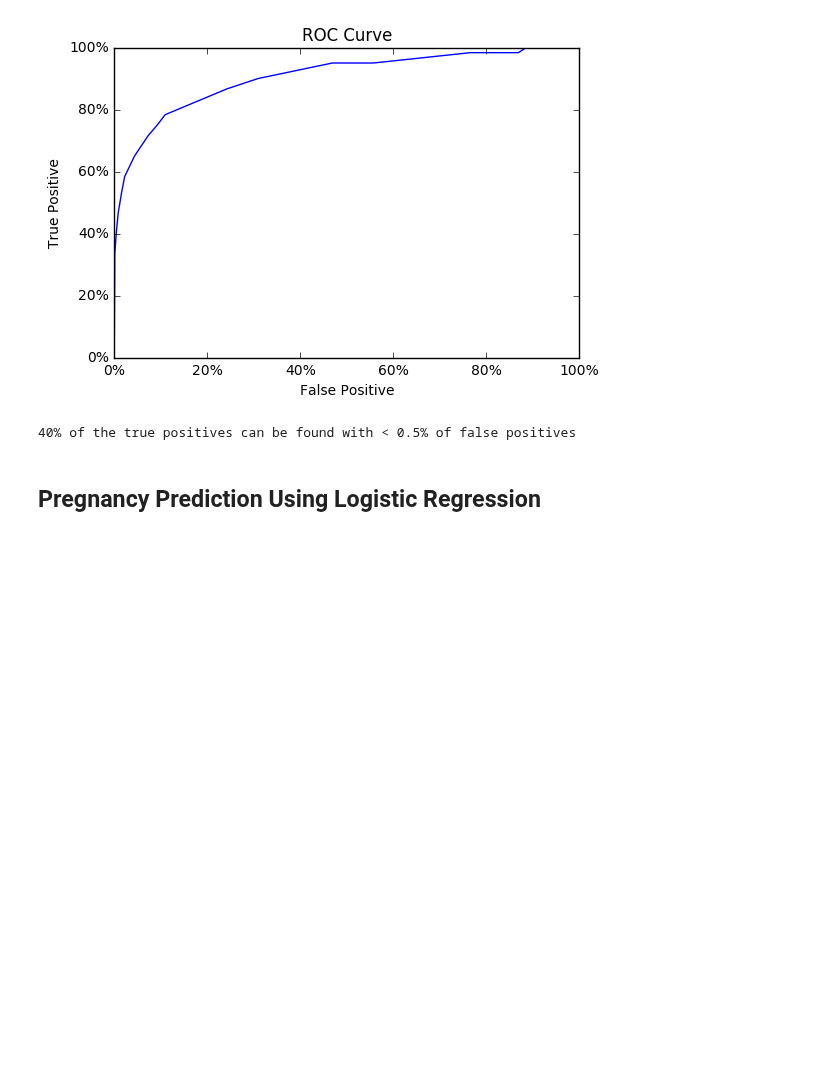
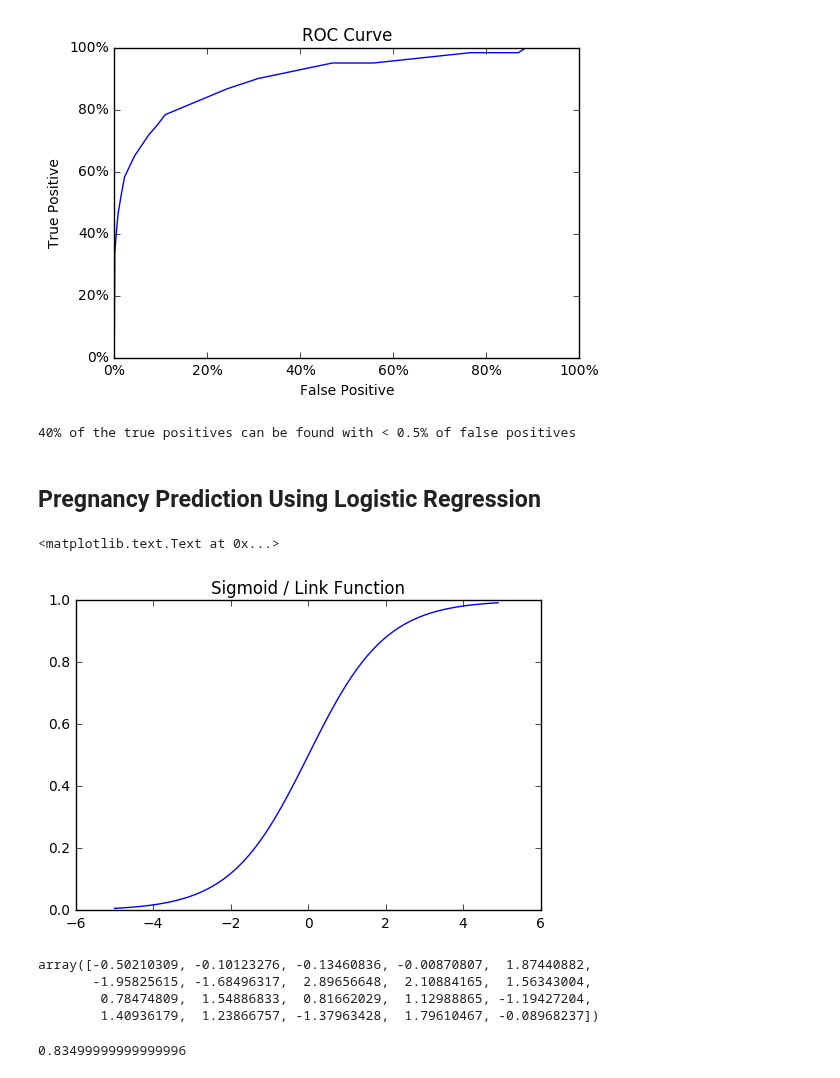
Before and after one commit to slstarnes/data-smart-sans-excel, a Jupyter notebook: Data Smart Sans Excel - Ch. 6.ipynb, the cells around one changed output. Cells and saved outputs as stored; diff of their text form; code cells hidden in the pictures; blank space fills up the shorter version.

Commit message:
Ch. 6 Logistical Regression is in work

```diff
--- a/Data Smart Sans Excel - Ch. 6.ipynb
+++ b/Data Smart Sans Excel - Ch. 6.ipynb
@@ -338,3 +339,27 @@ print('%0.f%% of the true positives can be found with < 0.5%% of false positives
 40% of the true positives can be found with < 0.5% of false positives
 # %% [markdown]
 ## Pregnancy Prediction Using Logistic Regression
+# %%
+def sigmoid(x):
+    return np.exp(x)/(1 + np.exp(x))
+# %%
+x = np.arange(-5,5,0.1)
+ax = plt.subplot()
+ax.plot(x,sigmoid(x))
+ax.set_title('Sigmoid / Link Function')
+# %% [output]
+<matplotlib.text.Text at 0x...>
+[figure, added]
+# %%
+regr = skl_linear_model.LogisticRegression()
+X = training_data.values
+y = np.ravel(prego.values)
+regr.fit(X, y)
+theta_skl_logi = regr.coef_.flatten()
+theta_skl_logi[-1] = regr.intercept_
+theta_skl_logi
+# %% [output]
+array([-0.50210309, -0.10123276, -0.13460836, -0.00870807,  1.87440882,
+       -1.95825615, -1.68496317,  2.89656648,  2.10884165,  1.56343004,
+        0.78474809,  1.54886833,  0.81662029,  1.12988865, -1.19427204,
+        1.40936179,  1.23866757, -1.37963428,  1.79610467, -0.08968237])
@@ -340,0 +371,4 @@ print('%0.f%% of the true positives can be found with < 0.5%% of false positives
+# %%
+regr.score(X,y)
+# %% [output]
+0.83499999999999996
```
Also changed, not shown: parts of 4 cells of this notebook.
